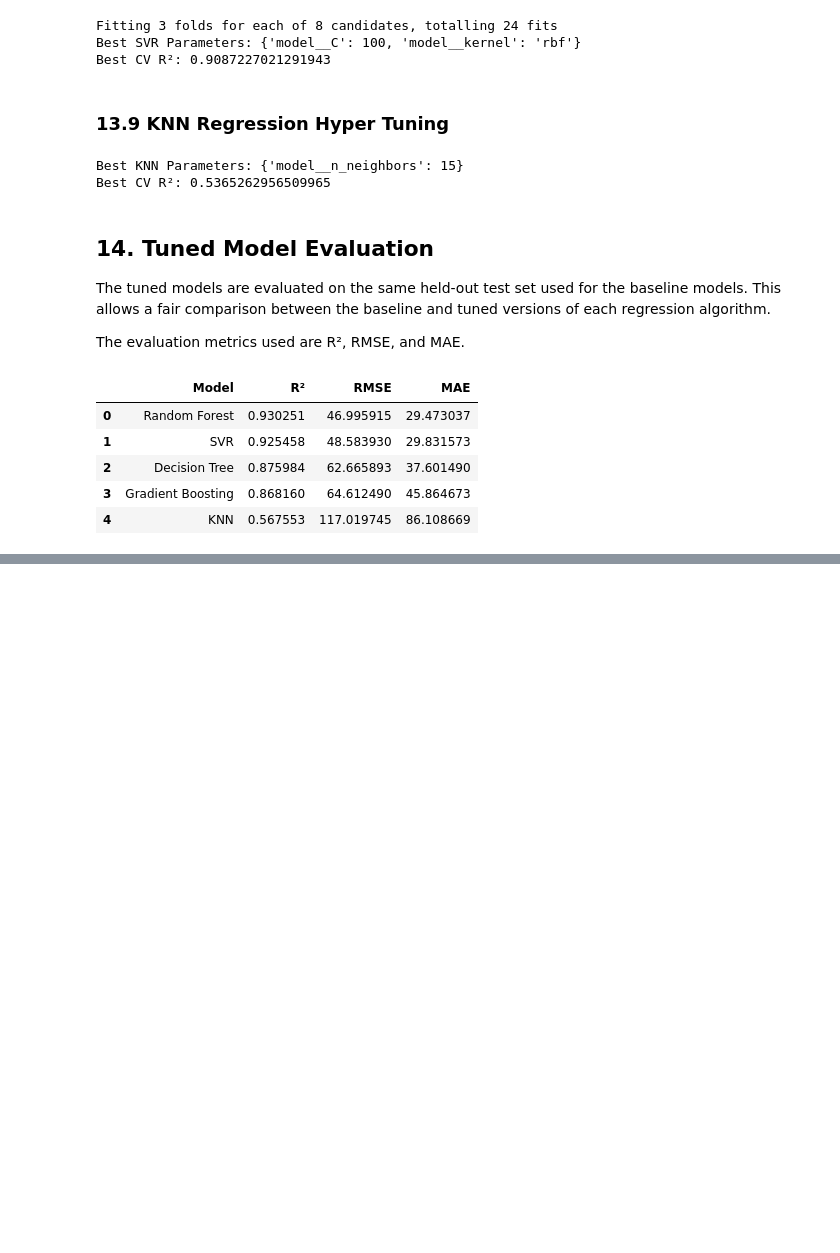
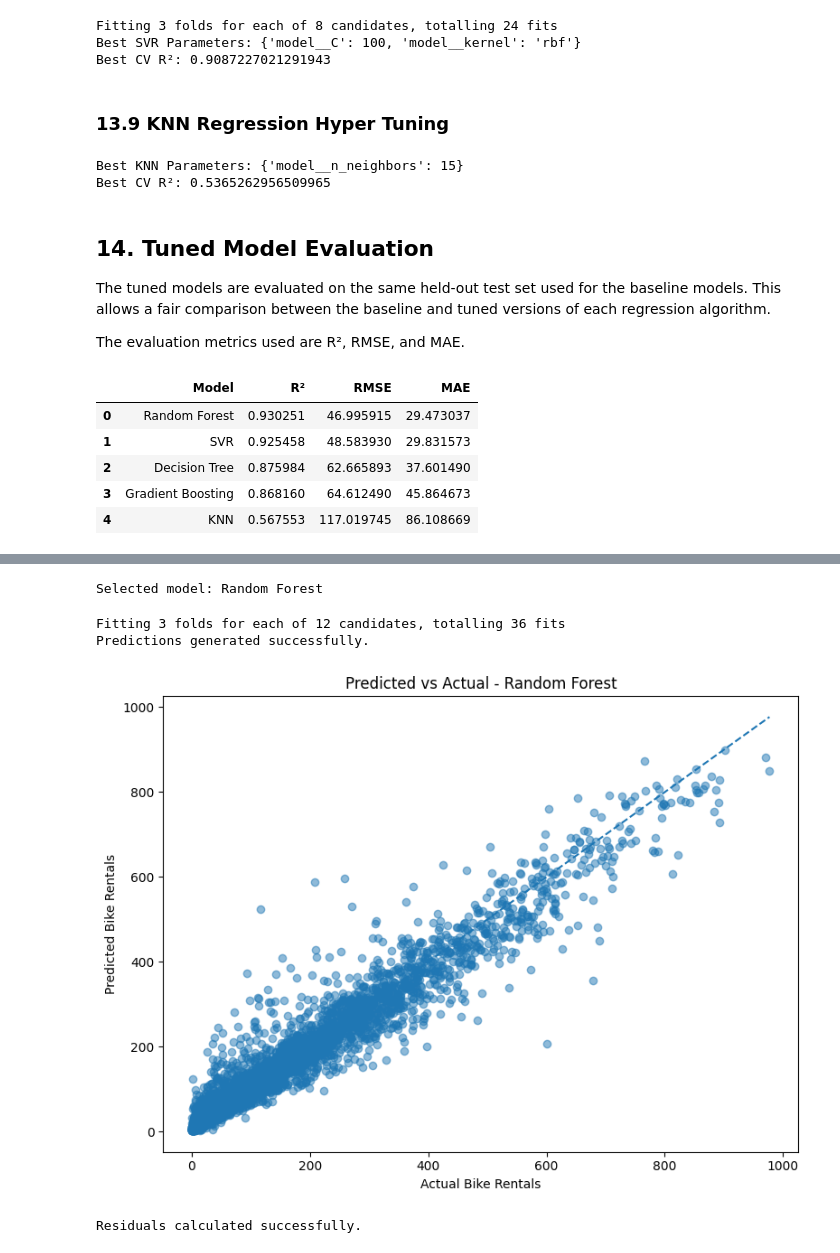
Before and after one commit to vaishnavit67/23cse301-ecommerce-ml-capstone, a Jupyter notebook: Notebooks/Regression.ipynb, the cells around one changed output, grey strips where cells are left out. Cells and saved outputs as stored; diff of their text form; code cells hidden in the pictures; blank space fills up the shorter version.

Commit message:
Used cross validation and plotted predicted and actual plots

```diff
--- a/Notebooks/Regression.ipynb
+++ b/Notebooks/Regression.ipynb
@@ -1911,0 +2023,61 @@ baseline_vs_tuned.sort_values(
+# %%
+# Select the model with the highest mean 5-fold CV R²
+
+best_model_name = cv_results_df.iloc[0]["Model"]
+
+print("Selected model:", best_model_name)
+# %% [output]
+Selected model: Random Forest
+# %%
+# Get predictions from the selected model
+
+if best_model_name == "Linear Regression":
+    final_model = linear_model
+else:
+    final_model = all_models_for_cv[best_model_name]
+
+final_model.fit(X_train, y_train)
+
+final_predictions = final_model.predict(X_test)
+
+print("Predictions generated successfully.")
+# %% [output]
+Fitting 3 folds for each of 12 candidates, totalling 36 fits
+Predictions generated successfully.
+# %%
+# Predicted vs Actual plot
+
+plt.figure(figsize=(8, 6))
+
+plt.scatter(
+    y_test,
+    final_predictions,
+    alpha=0.5
+)
+
+# Reference line: perfect predictions
+min_value = min(y_test.min(), final_predictions.min())
+max_value = max(y_test.max(), final_predictions.max())
+
+plt.plot(
+    [min_value, max_value],
+    [min_value, max_value],
+    linestyle="--"
+)
+
+plt.xlabel("Actual Bike Rentals")
+plt.ylabel("Predicted Bike Rentals")
+plt.title(f"Predicted vs Actual - {best_model_name}")
+
+plt.tight_layout()
+plt.show()
+# %% [output]
+[figure, added]
+# %%
+# Calculate residuals
+
+residuals = y_test - final_predictions
+
+print("Residuals calculated successfully.")
+# %% [output]
+Residuals calculated successfully.
```
Also changed, not shown: parts of 7 cells of this notebook.
